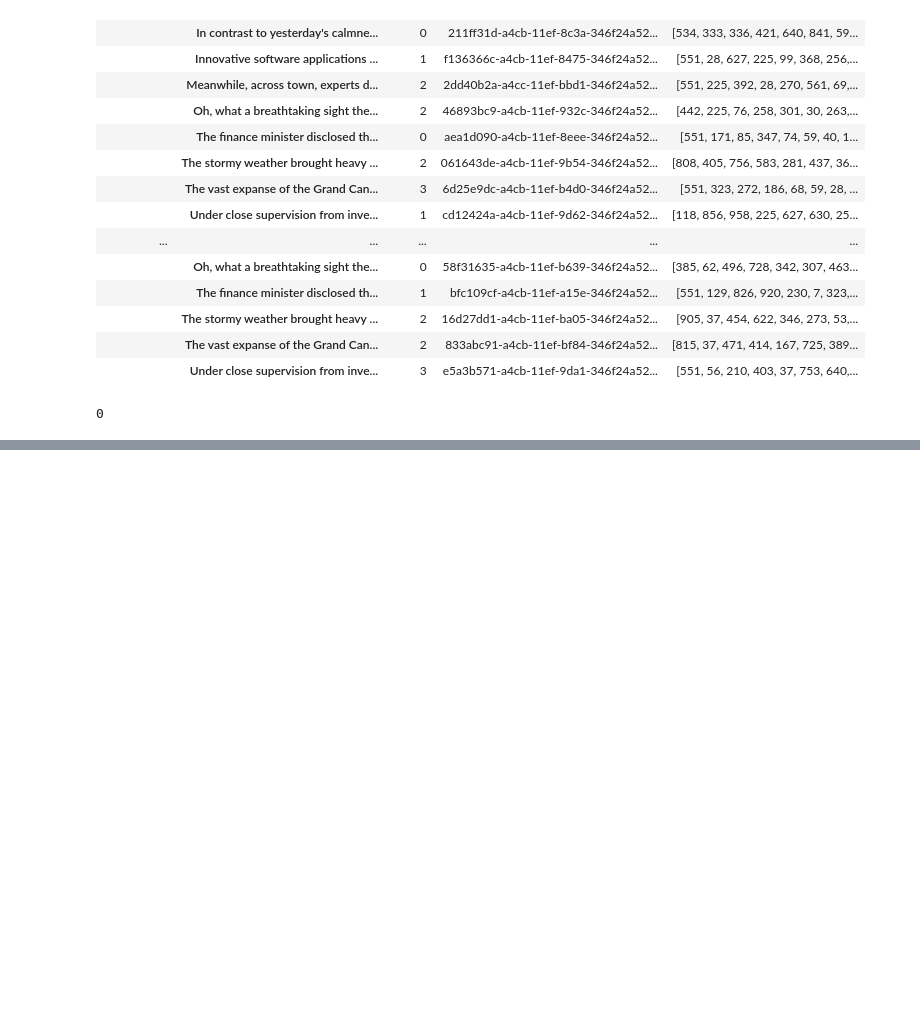
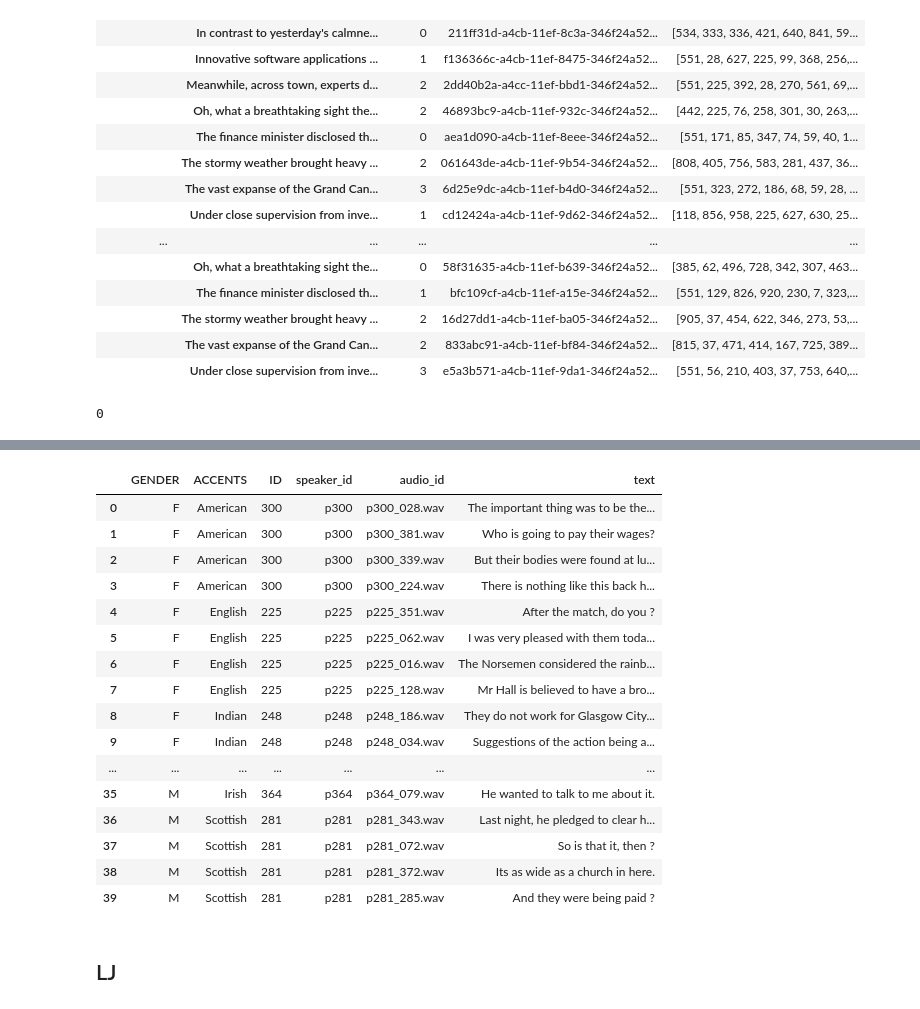
Before and after one commit to BirdWithDreams/diploma, a Jupyter notebook: my_scripts/test.ipynb, the cells around one changed output, grey strips where cells are left out. Drawn from its saved outputs; the diff is of its cells as text; code cells hidden in the pictures; blank space fills up the shorter version.

```diff
--- a/my_scripts/test.ipynb
+++ b/my_scripts/test.ipynb
@@ -698,0 +799,3 @@ df
+# %%
+vcsk_speakers_chosen['speaker_id'] = vcsk_speakers_chosen['ID'].apply(lambda x: f"p{x}")
+vcsk_speakers_chosen
@@ -698,0 +814,5 @@ df
+# %%
+rd.seed(42)
+vcsk_wav_chosen = vctk_df.groupby('speaker_id')['audio_id'].agg(list).apply(lambda x: rd.sample(x, 4))
+vcsk_wav_chosen = vcsk_wav_chosen.reset_index()
+vcsk_wav_chosen
@@ -698,0 +833,3 @@ df
+# %%
+vctk_cmos = pd.merge(vcsk_speakers_chosen, vcsk_wav_chosen, on='speaker_id')
+vctk_cmos
@@ -698,0 +848,3 @@ df
+# %%
+vctk_cmos = vctk_cmos.explode('audio_id').reset_index(drop=True)
+vctk_cmos
@@ -698,0 +869,21 @@ df
+# %%
+vctk_cmos = pd.merge(vctk_cmos, vctk_df[['audio_id', 'text']], on='audio_id')
+vctk_cmos
+# %% [output]
+|  | GENDER | ACCENTS | ID | speaker_id | audio_id | text |
+| 0 | F | American | 300 | p300 | p300_028.wav | The important thing was to be the... |
+| 1 | F | American | 300 | p300 | p300_381.wav | Who is going to pay their wages? |
+| 2 | F | American | 300 | p300 | p300_339.wav | But their bodies were found at lu... |
+| 3 | F | American | 300 | p300 | p300_224.wav | There is nothing like this back h... |
+| 4 | F | English | 225 | p225 | p225_351.wav | After the match, do you ? |
+| 5 | F | English | 225 | p225 | p225_062.wav | I was very pleased with them toda... |
+| 6 | F | English | 225 | p225 | p225_016.wav | The Norsemen considered the rainb... |
+| 7 | F | English | 225 | p225 | p225_128.wav | Mr Hall is believed to have a bro... |
+| 8 | F | Indian | 248 | p248 | p248_186.wav | They do not work for Glasgow City... |
+| 9 | F | Indian | 248 | p248 | p248_034.wav | Suggestions of the action being a... |
+| ... | ... | ... | ... | ... | ... | ... |
+| 35 | M | Irish | 364 | p364 | p364_079.wav | He wanted to talk to me about it. |
+| 36 | M | Scottish | 281 | p281 | p281_343.wav | Last night, he pledged to clear h... |
+| 37 | M | Scottish | 281 | p281 | p281_072.wav | So is that it, then ? |
+| 38 | M | Scottish | 281 | p281 | p281_372.wav | Its as wide as a church in here. |
+| 39 | M | Scottish | 281 | p281 | p281_285.wav | And they were being paid ? |
@@ -698,0 +894,2 @@ df
+# %% [markdown]
+## LJ
```
Also changed, not shown: parts of 32 cells of this notebook, 8 other files.
